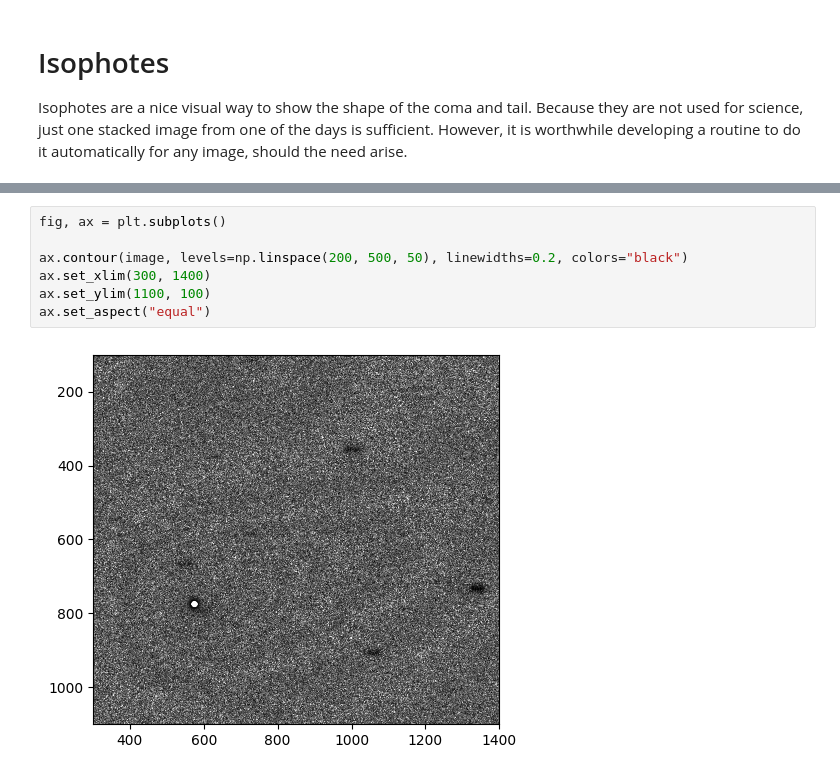
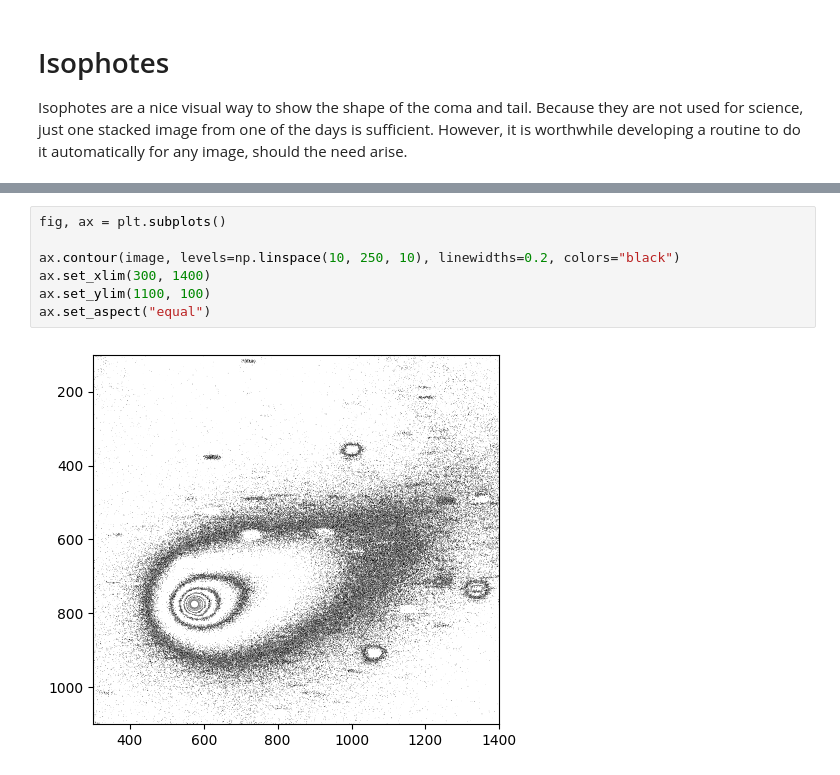
Before and after one commit to daraghhollman/Comet62P-Tsuchinshan, a Jupyter notebook: Scripts/isophotes.ipynb, the cells around one changed output, grey strips where cells are left out. Cells and saved outputs as stored; diff of their text form.

```diff
--- a/Scripts/isophotes.ipynb
+++ b/Scripts/isophotes.ipynb
@@ -19,12 +17,12 @@ plt.colorbar()
 # %%
 fig, ax = plt.subplots()
 
-ax.contour(image, levels=np.linspace(200, 500, 50), linewidths=0.2, colors="black")
+ax.contour(image, levels=np.linspace(10, 250, 10), linewidths=0.2, colors="black")
 ax.set_xlim(300, 1400)
 ax.set_ylim(1100, 100)
 ax.set_aspect("equal")
 # %% [output]
-[figure, old version]
+[figure, new version]
 # %%
 # smoothing
 import scipy
```
Also changed, not shown: parts of 4 cells of this notebook, 3 other files.
